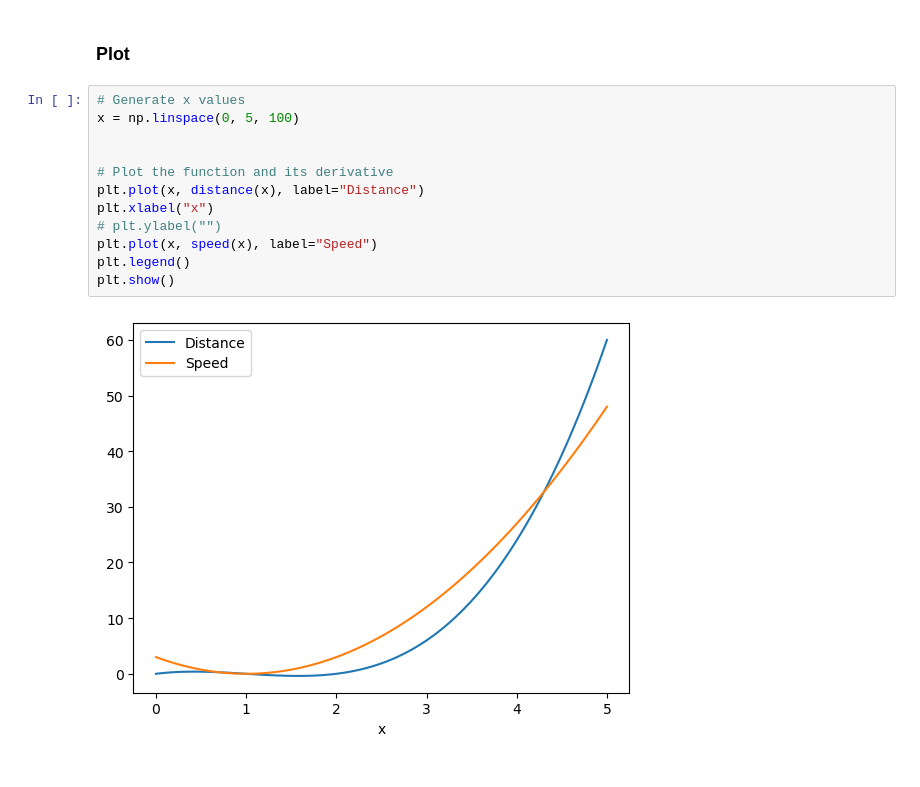
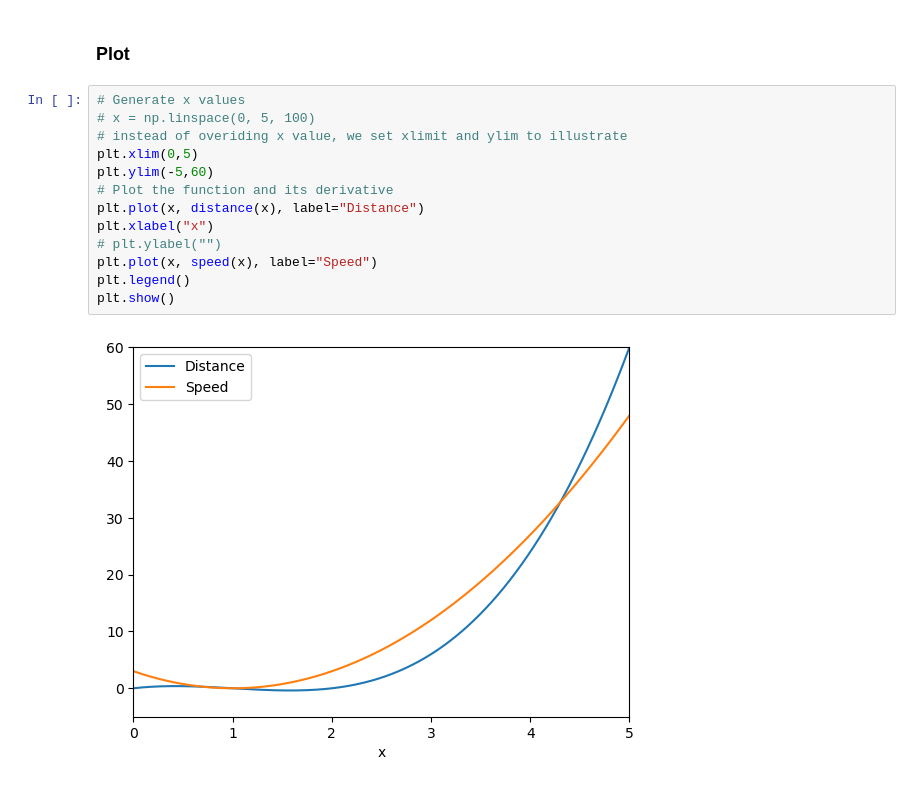
Before and after one commit to MiguelPartosa/Learning-Derivatives-with-Python, a Jupyter notebook: derivatives.ipynb, the cells around one changed output. Saved outputs shown, nothing was run; the diff lists cells and outputs as text.

```diff
--- a/derivatives.ipynb
+++ b/derivatives.ipynb
@@ -237,15 +317,16 @@ def speed(u):
 ### Plot
 # %%
 # Generate x values
-x = np.linspace(0, 5, 100)
-
-
+# x = np.linspace(0, 5, 100)
+# instead of overiding x value, we set xlimit and ylim to illustrate
+plt.xlim(0,5)
+plt.ylim(-5,60)
 # Plot the function and its derivative
 plt.plot(x, distance(x), label="Distance")
 plt.xlabel("x")
 # plt.ylabel("")
 plt.plot(x, speed(x), label="Speed")
 plt.legend()
 plt.show()
 # %% [output]
-[figure, old version]
+[figure, new version]
```
Also changed, not shown: parts of 12 cells of this notebook.
